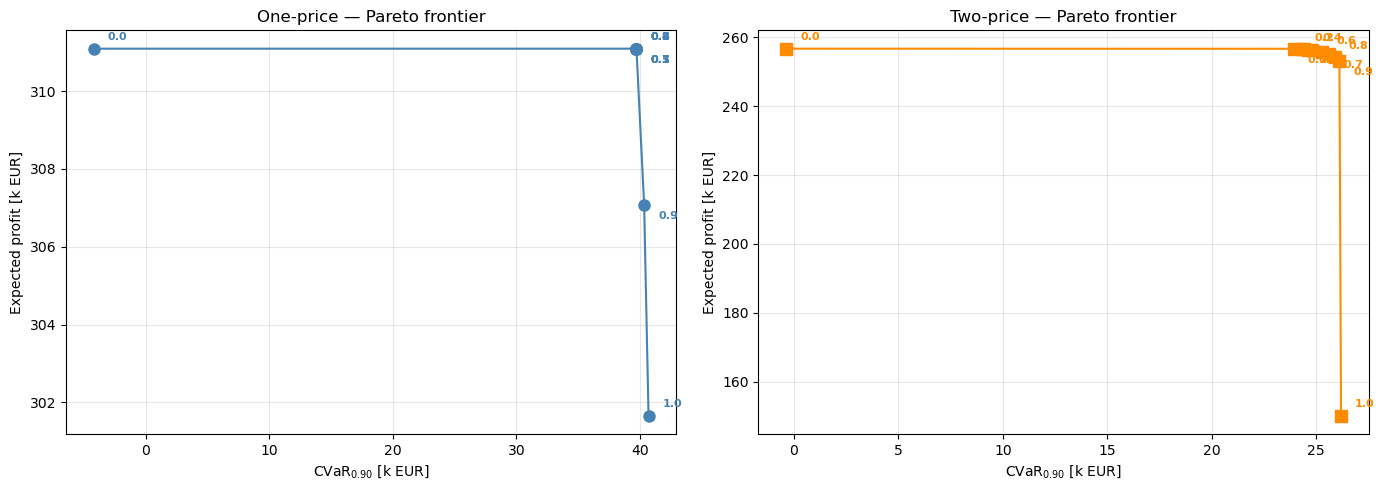
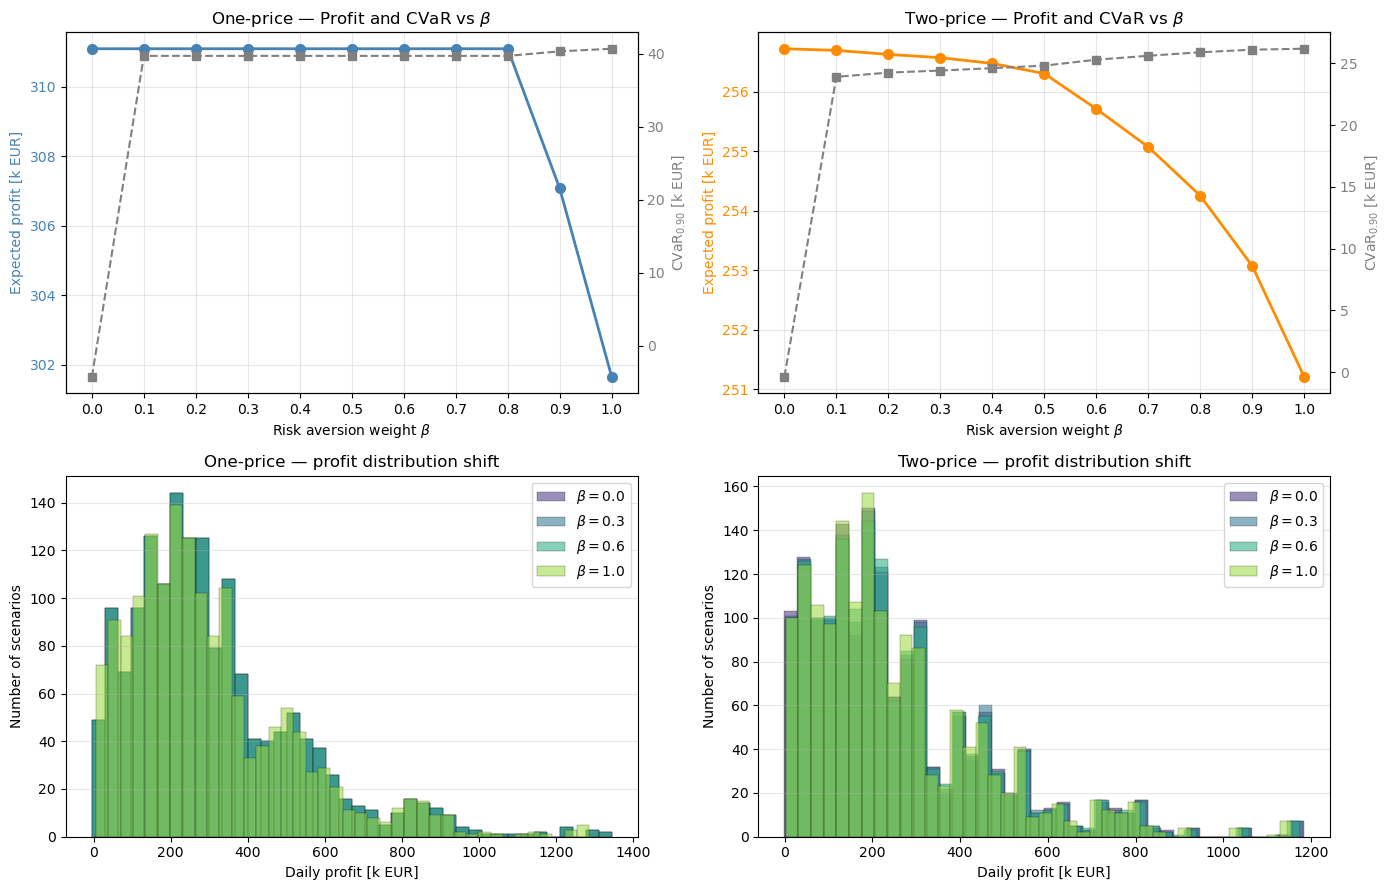
Unified diff of the notebook cell whose output changed from the first chart to the second:
--- before
+++ after
@@ -1,31 +1,52 @@
-# Pareto frontier plot
+# Combined plot (Pareto frontiers + profit distributions)
 
-fig, axes = plt.subplots(1, 2, figsize=(14, 5))
+fig, axes = plt.subplots(2, 2, figsize=(14, 9))
 
-for ax, sweep, name, color, marker in zip(
-    axes,
-    [sweep_1p, sweep_2p],
-    ["One-price", "Two-price"],
-    ["steelblue", "darkorange"],
-    ["o", "s"],
+# TOP ROW: Expected profit and CVaR as functions of beta
+# (clearer than scatter Pareto when points collapse)
+# -------------------------------------------------------
+
+for ax, sweep, name, color in zip(
+    axes[0, :], [sweep_1p, sweep_2p],
+    ["One-price", "Two-price"], ["steelblue", "darkorange"]
 ):
+    betas_arr = sweep['betas']
+    profits_k = sweep['expected_profits'] / 1000
     cvars_k = sweep['cvars'] / 1000
-    profits_k = sweep['expected_profits'] / 1000
 
-    ax.plot(cvars_k, profits_k,
-            marker=marker, color=color, markersize=8, linewidth=1.5)
+    ax.plot(betas_arr, profits_k, 'o-', color=color, linewidth=2, markersize=7,
+            label="Expected profit")
+    ax2 = ax.twinx()
+    ax2.plot(betas_arr, cvars_k, 's--', color='gray', linewidth=1.5, markersize=6,
+             label=r"CVaR$_{0.90}$")
 
-    # Annotate beta values, alternating offsets to reduce overlap
-    for i, b in enumerate(betas):
-        offset = (10, 6) if i % 2 == 0 else (10, -10)
-        ax.annotate(f"{b:.1f}",
-                    (cvars_k[i], profits_k[i]),
-                    textcoords="offset points", xytext=offset,
-                    fontsize=8, color=color, fontweight='bold')
+    ax.set_xlabel(r"Risk aversion weight $\beta$")
+    ax.set_ylabel("Expected profit [k EUR]", color=color)
+    ax2.set_ylabel(r"CVaR$_{0.90}$ [k EUR]", color='gray')
+    ax.tick_params(axis='y', labelcolor=color)
+    ax2.tick_params(axis='y', labelcolor='gray')
+    ax.set_title(f"{name} — Profit and CVaR vs $\\beta$")
+    ax.grid(alpha=0.3)
+    ax.set_xticks(betas_arr)
 
-    ax.set_xlabel(r"CVaR$_{0.90}$ [k EUR]")
-    ax.set_ylabel("Expected profit [k EUR]")
-    ax.set_title(f"{name} — Pareto frontier")
-    ax.grid(alpha=0.3)
+# BOTTOM ROW: profit distributions for selected betas
+# ----------------------------------------------------
+
+selected_betas_idx = [0, 3, 6, 10]   # beta = 0.0, 0.3, 0.6, 1.0
+colors = plt.cm.viridis(np.linspace(0.15, 0.85, len(selected_betas_idx)))
+
+for ax, sweep, name in zip(
+    axes[1, :], [sweep_1p, sweep_2p], ["One-price", "Two-price"]
+):
+    for c, idx in zip(colors, selected_betas_idx):
+        beta = sweep['betas'][idx]
+        profits = sweep['profits_per_scenario_per_beta'][idx] / 1000
+        ax.hist(profits, bins=40, alpha=0.55, color=c,
+                label=fr"$\beta={beta:.1f}$", edgecolor='black', linewidth=0.3)
+    ax.set_xlabel("Daily profit [k EUR]")
+    ax.set_ylabel("Number of scenarios")
+    ax.set_title(f"{name} — profit distribution shift")
+    ax.legend(loc='upper right')
+    ax.grid(axis='y', alpha=0.3)
 
 plt.tight_layout()

Commit: Update main.ipynb